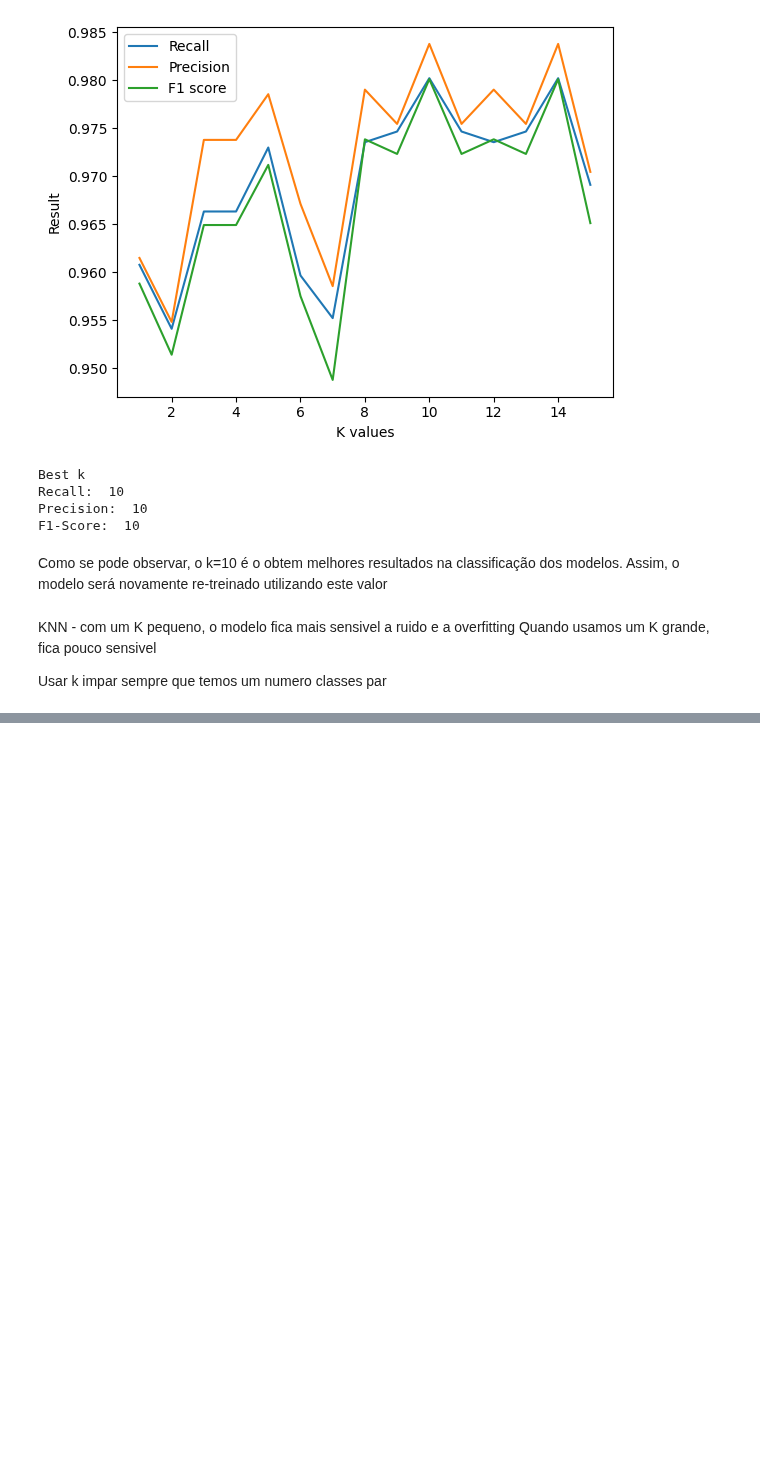
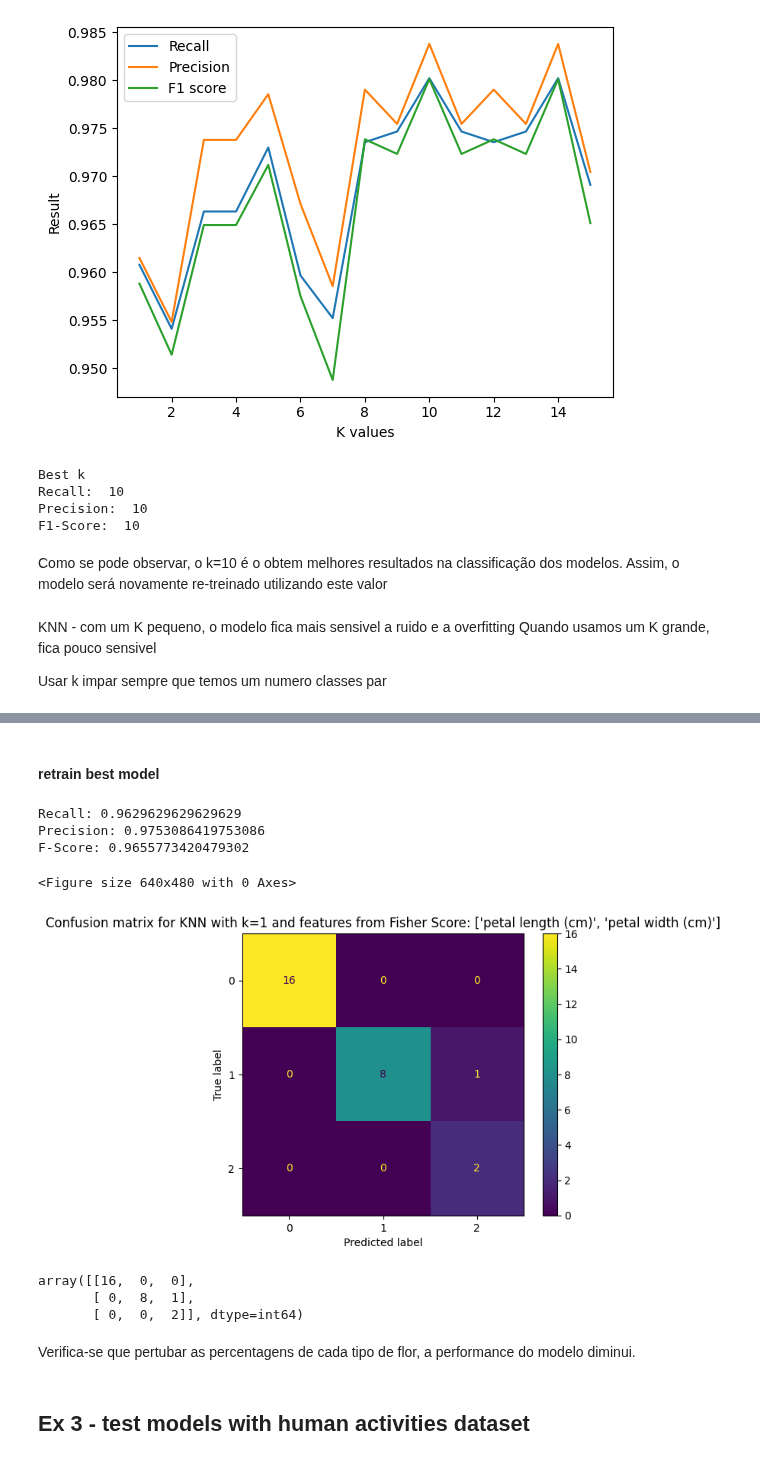
Before and after one commit to PugtgYosuky/clf-human-activities, a Jupyter notebook: src/projectB.ipynb, the cells around one changed output, grey strips where cells are left out. Cells and saved outputs as stored; diff of their text form; code cells hidden in the pictures; blank space fills up the shorter version.

```diff
--- a/src/projectB.ipynb
+++ b/src/projectB.ipynb
@@ -534,0 +578,28 @@ Scores:
+# %% [markdown]
+#### retrain best model
+# %%
+x_train_total = pd.concat([x_train, x_val], ignore_index=True)
+y_train_total = pd.concat([y_train, y_val], ignore_index=True)
+# %%
+features_to_use = fisher_features[:best_n_features]
+model = KNeighborsClassifier(n_neighbors=best_k)
+model.fit(x_train_total[features_to_use], y_train_total)
+y_pred = model.predict(x_test[features_to_use])
+# %%
+print('Recall:', calculate_recall(y_test, y_pred, 'weighted'))
+print('Precision:', calculate_precision(y_test, y_pred, 'weighted'))
+print('F-Score:', calculate_f1(y_test, y_pred, 'weighted'))
+calculate_confusion_matrix(y_test, y_pred, title=f'Confusion matrix for KNN with k={best_k} and features from Fisher Score: {features_to_use}')
+# %% [output]
+Recall: 0.9629629629629629
+Precision: 0.9753086419753086
+F-Score: 0.9655773420479302
+<Figure size 640x480 with 0 Axes>
+[figure, added]
+array([[16,  0,  0],
+       [ 0,  8,  1],
+       [ 0,  0,  2]], dtype=int64)
+# %% [markdown]
+Verifica-se que pertubar as percentagens de cada tipo de flor, a performance do modelo diminui.
+# %% [markdown]
+## Ex 3 - test models with human activities dataset
```
Also changed, not shown: parts of 53 cells of this notebook.
